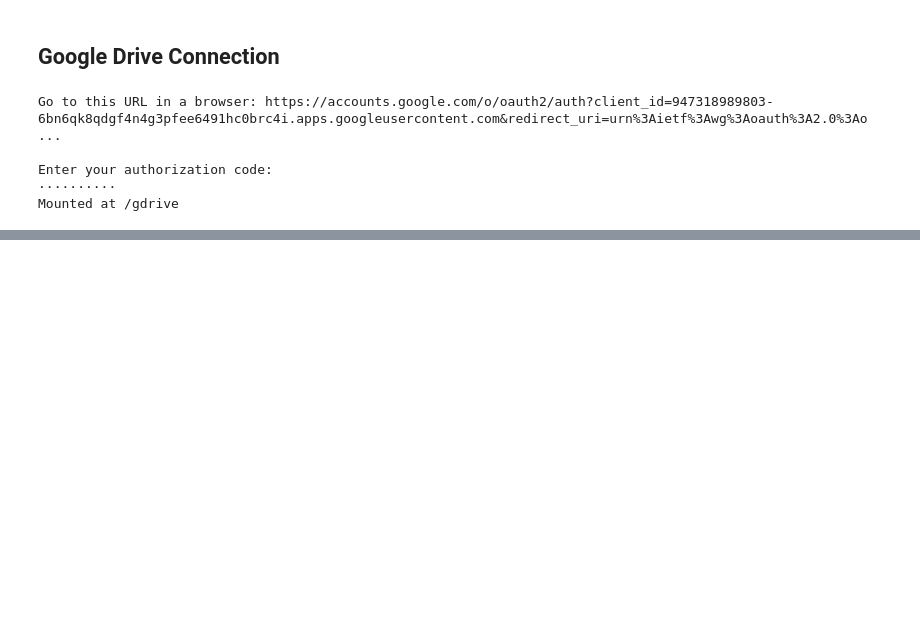
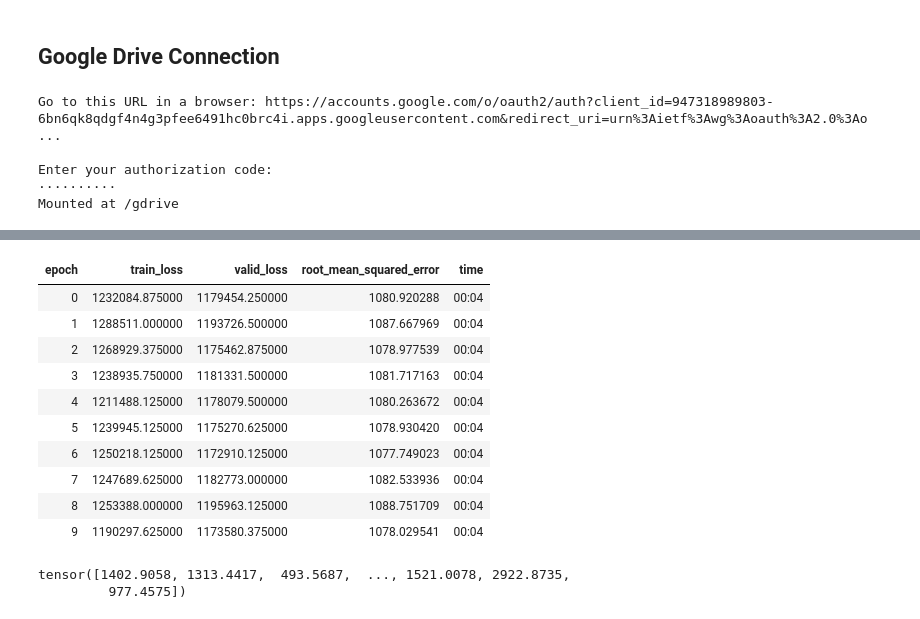
Before and after one commit to fbelinchon/BigMart_2013_sales, a Jupyter notebook: Vidhya_BigMark_2013.ipynb, the cells around one changed output, grey strips where cells are left out. Cells and saved outputs as stored; diff of their text form; code cells hidden in the pictures; blank space fills up the shorter version.

```diff
--- a/Vidhya_BigMark_2013.ipynb
+++ b/Vidhya_BigMark_2013.ipynb
@@ -13,0 +258,2 @@ Mounted at /gdrive
+# %%
+learn.fit(5,1e-4)
@@ -13,0 +269,2 @@ Mounted at /gdrive
+# %%
+learn.fit_one_cycle(5,1e-3)
@@ -13,0 +280,14 @@ Mounted at /gdrive
+# %%
+learn.fit_one_cycle(10,5e-8)
+# %% [output]
+| epoch | train_loss | valid_loss | root_mean_squared_error | time |
+| 0 | 1232084.875000 | 1179454.250000 | 1080.920288 | 00:04 |
+| 1 | 1288511.000000 | 1193726.500000 | 1087.667969 | 00:04 |
+| 2 | 1268929.375000 | 1175462.875000 | 1078.977539 | 00:04 |
+| 3 | 1238935.750000 | 1181331.500000 | 1081.717163 | 00:04 |
+| 4 | 1211488.125000 | 1178079.500000 | 1080.263672 | 00:04 |
+| 5 | 1239945.125000 | 1175270.625000 | 1078.930420 | 00:04 |
+| 6 | 1250218.125000 | 1172910.125000 | 1077.749023 | 00:04 |
+| 7 | 1247689.625000 | 1182773.000000 | 1082.533936 | 00:04 |
+| 8 | 1253388.000000 | 1195963.125000 | 1088.751709 | 00:04 |
+| 9 | 1190297.625000 | 1173580.375000 | 1078.029541 | 00:04 |
@@ -13,0 +298,5 @@ Mounted at /gdrive
+# %%
+a[:,0]
+# %% [output]
+tensor([1402.9058, 1313.4417,  493.5687,  ..., 1521.0078, 2922.8735,
+         977.4575])
```
Also changed, not shown: parts of 58 cells of this notebook.
